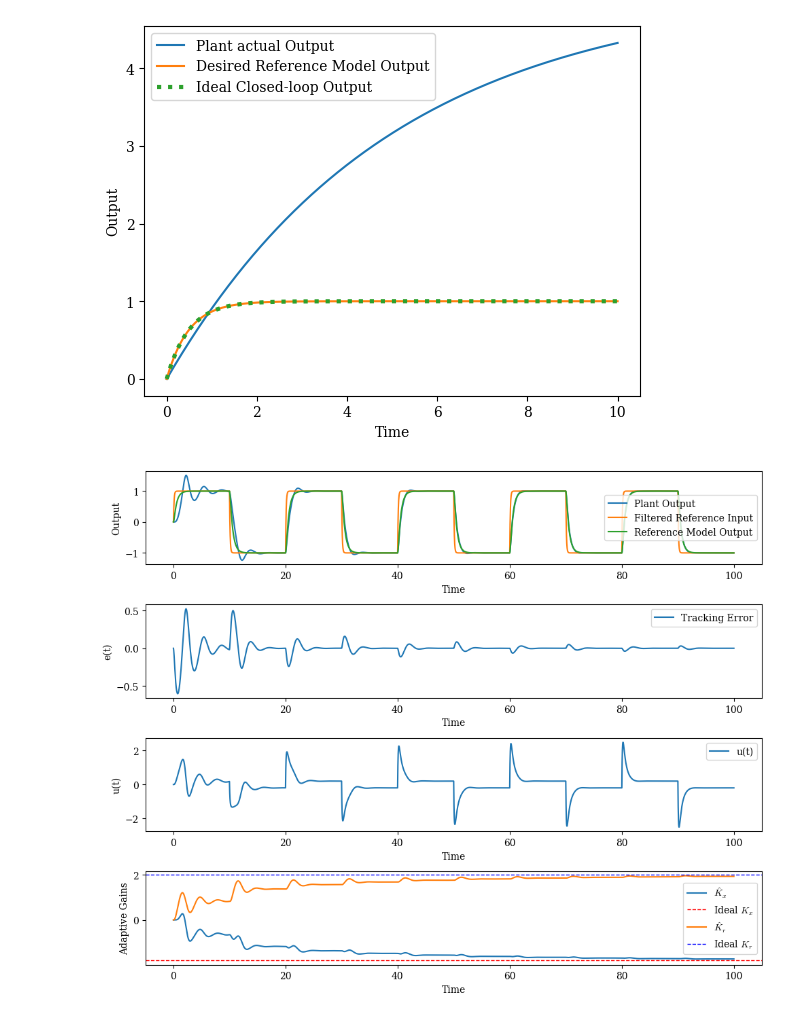
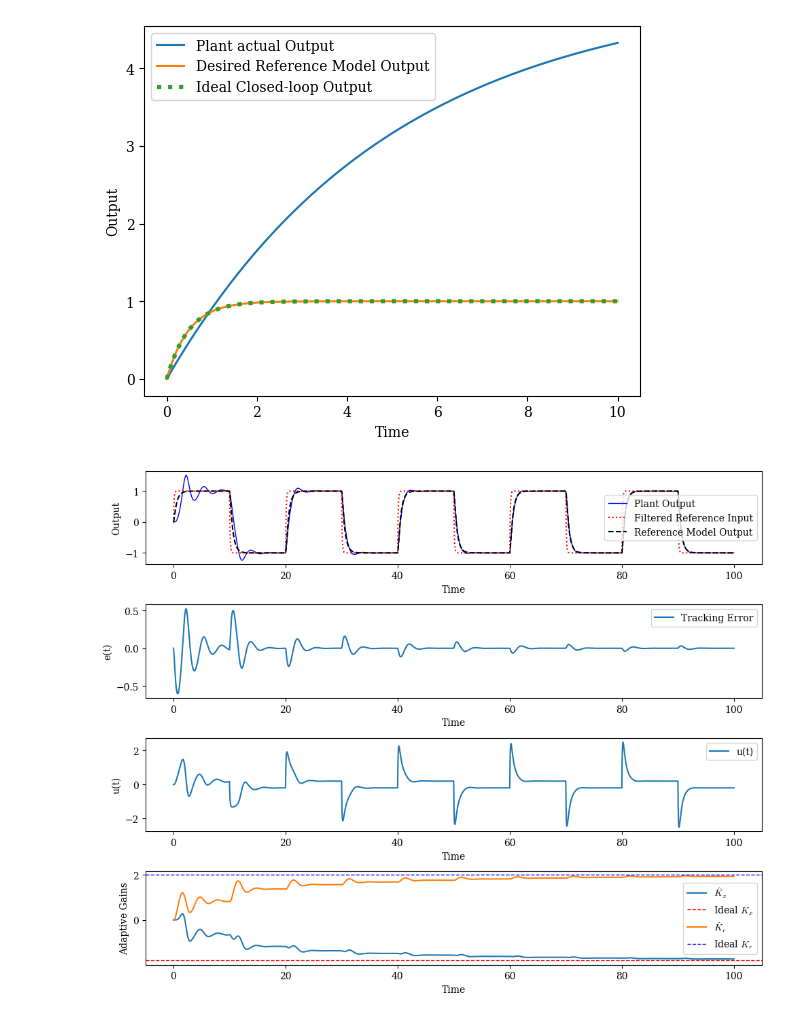
Before and after one commit to vkbharatv/Non-linear-and-Adaptive-Control-Design, a Jupyter notebook: MRAC_MATLAB/MRAC_sim.ipynb, the cells around one changed output. Saved outputs shown, nothing was run; the diff lists cells and outputs as text; code cells hidden in the pictures.

```diff
--- a/MRAC_MATLAB/MRAC_sim.ipynb
+++ b/MRAC_MATLAB/MRAC_sim.ipynb
@@ -104,11 +104,10 @@ for r in R:
     e = y - y_m
 
     # Adaptive law updates
-    K_xhat_dot = -Gamma * e * B * x
-    K_rhat_dot = -Gamma * e * B * ref
 
-    K_xhat += K_xhat_dot * dt
-    K_rhat += K_rhat_dot * dt
+    K_xhat += -Gamma * e * B * x * dt
+    K_rhat += -Gamma * e * B * ref * dt
+
     # save the results
     e_h.append(e)
     K_x_h = np.append(K_x_h, K_xhat)
@@ -117,32 +116,40 @@ for r in R:
 # %%
 fig, axes = plt.subplots(4, 1, figsize=(10, 8))
 
-axes[0].plot(plant.t, plant.y, label="Plant Output")
-axes[0].plot(spf.t, spf.y, label="Filtered Reference Input")
-axes[0].plot(plant_ref.t, plant_ref.y, label="Reference Model Output")
+axes[0].plot(
+    plant.t, plant.y, label="Plant Output", linestyle="-", linewidth=1, color="blue"
+)
+axes[0].plot(spf.t, spf.y, label="Filtered Reference Input", linestyle=":", color="red")
+axes[0].plot(
+    plant_ref.t,
+    plant_ref.y,
+    label="Reference Model Output",
+    linestyle="--",
+    color="black",
+)
 axes[0].set_xlabel("Time")
 axes[0].set_ylabel("Output")
 axes[0].legend()
 
 axes[1].plot(plant.t[0 : len(e_h)], e_h, label="Tracking Error")
 axes[1].set_xlabel("Time")
 axes[1].set_ylabel("e(t)")
 axes[1].legend()
 
 axes[2].plot(plant.t[0 : len(u_h)], u_h, label="u(t)")
 axes[2].set_xlabel("Time")
 axes[2].set_ylabel("u(t)")
 axes[2].legend()
 
 axes[3].plot(plant.t[0 : len(K_x_h)], K_x_h, label=r"$\hat{K}_x$")
 axes[3].axhline(K_x, color="red", linestyle="--", linewidth=1, label=r"Ideal $K_x$")
 axes[3].plot(plant.t[0 : len(K_r_h)], K_r_h, label=r"$\hat{K}_r$")
 axes[3].axhline(K_r, color="blue", linestyle="--", linewidth=1, label=r"Ideal $K_r$")
 axes[3].set_xlabel("Time")
 axes[3].set_ylabel("Adaptive Gains")
 axes[3].legend()
 
 plt.tight_layout()
 plt.show()
 # %% [output]
-[figure, old version]
+[figure, new version]
```
